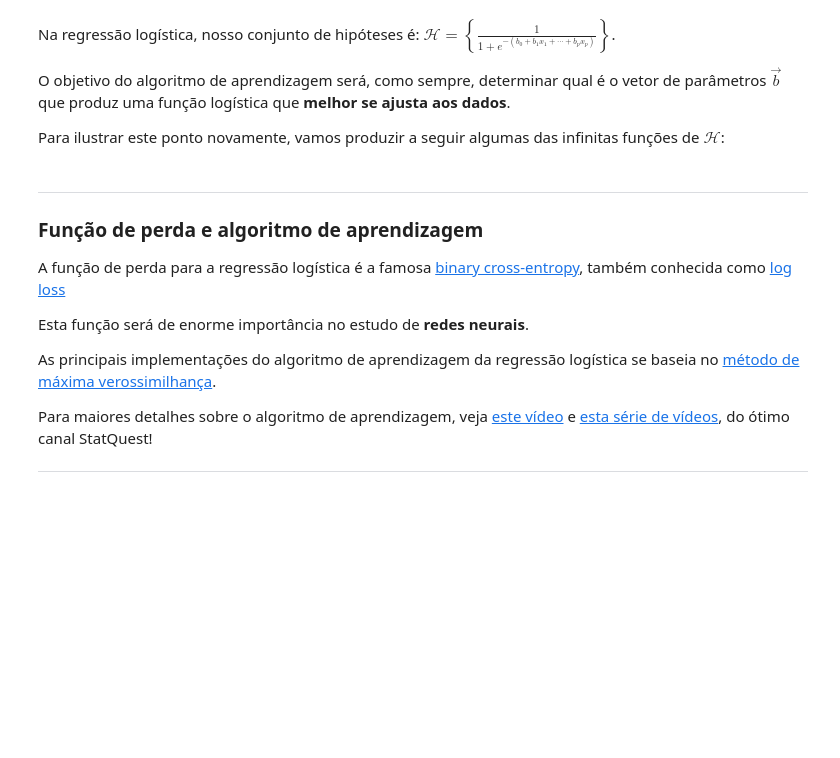
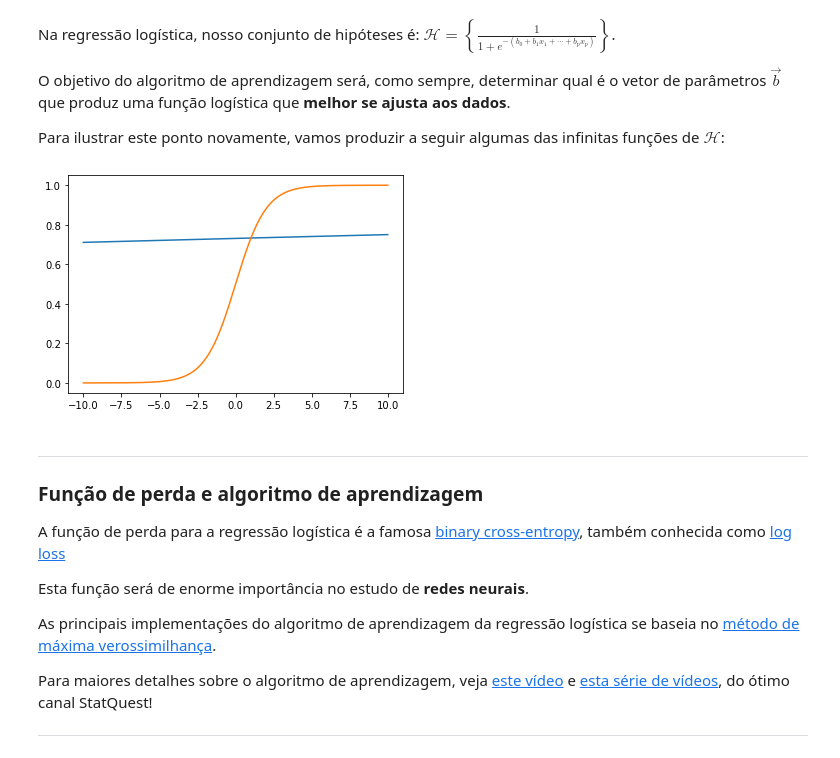
Before and after one commit to GabrielAsato/Curso_DS_Degree, a Jupyter notebook: Módulo 8 - Estatística II/Aula 4 - regressão logística e problemas de classificação.ipynb, the cells around one changed output. Drawn from its saved outputs; the diff is of its cells as text; code cells hidden in the pictures; blank space fills up the shorter version.

```diff
--- a/Módulo 8 - Estatística II/Aula 4 - regressão logística e problemas de classificação.ipynb
+++ b/Módulo 8 - Estatística II/Aula 4 - regressão logística e problemas de classificação.ipynb
@@ -201,6 +234,25 @@ Na regressão logística, nosso conjunto de hipóteses é: $\mathcal{H} = \left
 O objetivo do algoritmo de aprendizagem será, como sempre, determinar qual é o vetor de parâmetros $\vec{b}$ que produz uma função logística que **melhor se ajusta aos dados**.
 
 Para ilustrar este ponto novamente, vamos produzir a seguir algumas das infinitas funções de $\mathcal{H}$:
+# %%
+def hip_lin(x, b0, b1):
+
+    return b0 + b1*x
+# %%
+def sig(x):
+
+    return 1/(1+np.exp(-x))
+# %%
+b0 = 1
+b1 = 0.01
+x = np.linspace(-10,10,1000)
+
+y_lin = sig(hip_lin(x, b0, b1))
+y_sig = sig(x)
+plt.plot(x, y_lin)
+plt.plot(x, y_sig);
+# %% [output]
+[figure, added]
 # %% [markdown]
 ___
 
```
Also changed, not shown: parts of 4 cells of this notebook, 3 other files.
